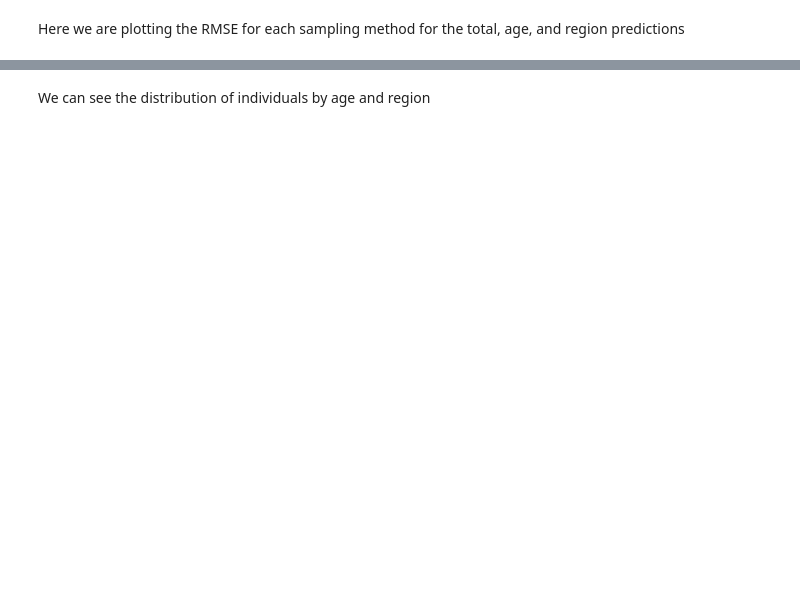
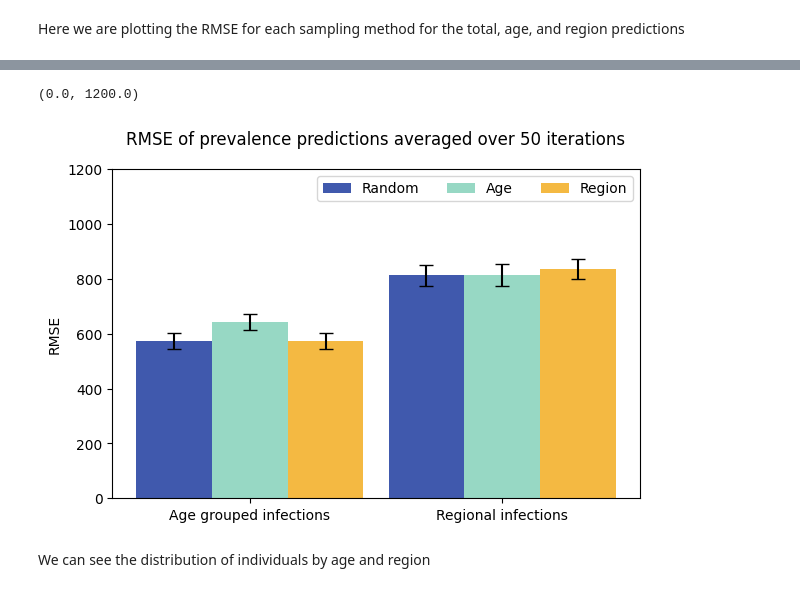
Before and after one commit to SABS-R3-Epidemiology/EpiOS, a Jupyter notebook: stratified_random/stratified_predictions.ipynb, the cells around one changed output, grey strips where cells are left out. Drawn from its saved outputs; the diff is of its cells as text; code cells hidden in the pictures; blank space fills up the shorter version.

```diff
--- a/stratified_random/stratified_predictions.ipynb
+++ b/stratified_random/stratified_predictions.ipynb
@@ -667,3 +672,40 @@ plt.show()
+# %%
+# Make bar chart of average RMSE for base, age, and region predictions
+sampling = ("Age grouped infections", "Regional infections")
+rmse_values = {
+    'Random': (round(np.mean(base_avg_rmse_age), 2), round(np.mean(base_avg_rmse_region), 2)),
+    'Age': (round(np.mean(age_avg_rmse_age), 2), round(np.mean(age_avg_rmse_region), 2)),
+    'Region': (round(np.mean(region_avg_rmse_age), 2), round(np.mean(region_avg_rmse_region), 2)),
+}
+error_values = {
+    'Random': [np.mean(base_std_age), np.mean(base_std_region)],
+    'Age': [np.mean(age_std_age), np.mean(age_std_region)],
+    'Region': [np.mean(region_std_age), np.mean(region_std_region)],
+}
+x = np.arange(len(sampling))  # Label locations
+width = 0.3  # Width of the bars
+multiplier = 0
+colors = ['#4059AD', '#97D8C4', '#F4B942']
+
+fig, ax = plt.subplots(figsize=(6, 4), constrained_layout=True)
+
+for attribute, measurement in rmse_values.items():
+    offset = width * multiplier
+    rects = ax.bar(x + offset, measurement, width, label=attribute, color=colors[multiplier])
+    for i, rect in enumerate(rects):
+        ax.errorbar(rect.get_x() + rect.get_width() / 2, measurement[i], yerr=[error_values[attribute][i]],
+                    capsize=5, color='black')
+    #ax.bar_label(rects, padding=-15)
+    multiplier += 1
+
+ax.set_ylabel('RMSE')
+ax.set_title('RMSE of prevalence predictions averaged over 50 iterations', y=1.05)
+ax.set_xticks(x + width, sampling)
+ax.legend(loc='upper right', ncols=3)
+ax.set_ylim(0, 1200)
+# %% [output]
+(0.0, 1200.0)
+[figure, added]
 # %% [markdown]
 We can see the distribution of individuals by age and region
 # %%
```
Also changed, not shown: parts of 14 cells of this notebook.
